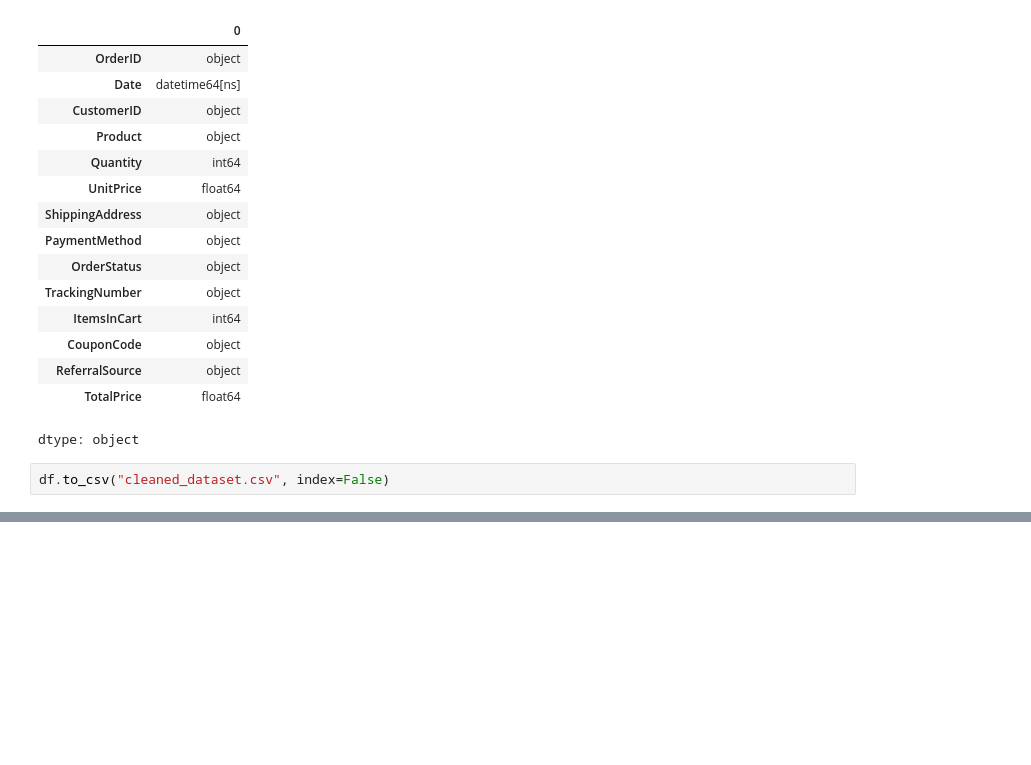
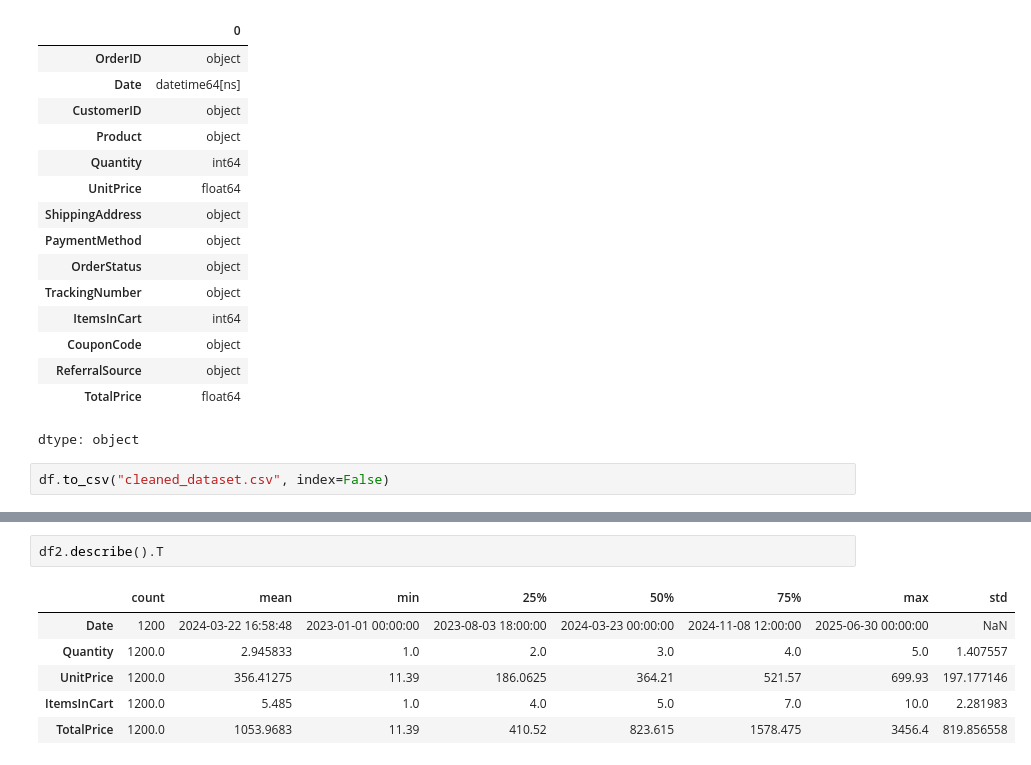
Before and after one commit to sednabhanja/sednabhanja-DecodeLabs-Data-Analytics-Internship, a Jupyter notebook: Sale_data_cleaning.ipynb, the cells around one changed output, grey strips where cells are left out. Cells and saved outputs as stored; diff of their text form; blank space fills up the shorter version.

```diff
--- a/Sale_data_cleaning.ipynb
+++ b/Sale_data_cleaning.ipynb
@@ -105,0 +187,9 @@ df.to_csv("cleaned_dataset.csv", index=False)
+# %%
+df2.describe().T
+# %% [output]
+|  | count | mean | min | 25% | 50% | 75% | max | std |
+| Date | 1200 | 2024-03-22 16:58:48 | 2023-01-01 00:00:00 | 2023-08-03 18:00:00 | 2024-03-23 00:00:00 | 2024-11-08 12:00:00 | 2025-06-30 00:00:00 | NaN |
+| Quantity | 1200.0 | 2.945833 | 1.0 | 2.0 | 3.0 | 4.0 | 5.0 | 1.407557 |
+| UnitPrice | 1200.0 | 356.41275 | 11.39 | 186.0625 | 364.21 | 521.57 | 699.93 | 197.177146 |
+| ItemsInCart | 1200.0 | 5.485 | 1.0 | 4.0 | 5.0 | 7.0 | 10.0 | 2.281983 |
+| TotalPrice | 1200.0 | 1053.9683 | 11.39 | 410.52 | 823.615 | 1578.475 | 3456.4 | 819.856558 |
```
Also changed, not shown: parts of 15 cells of this notebook.
